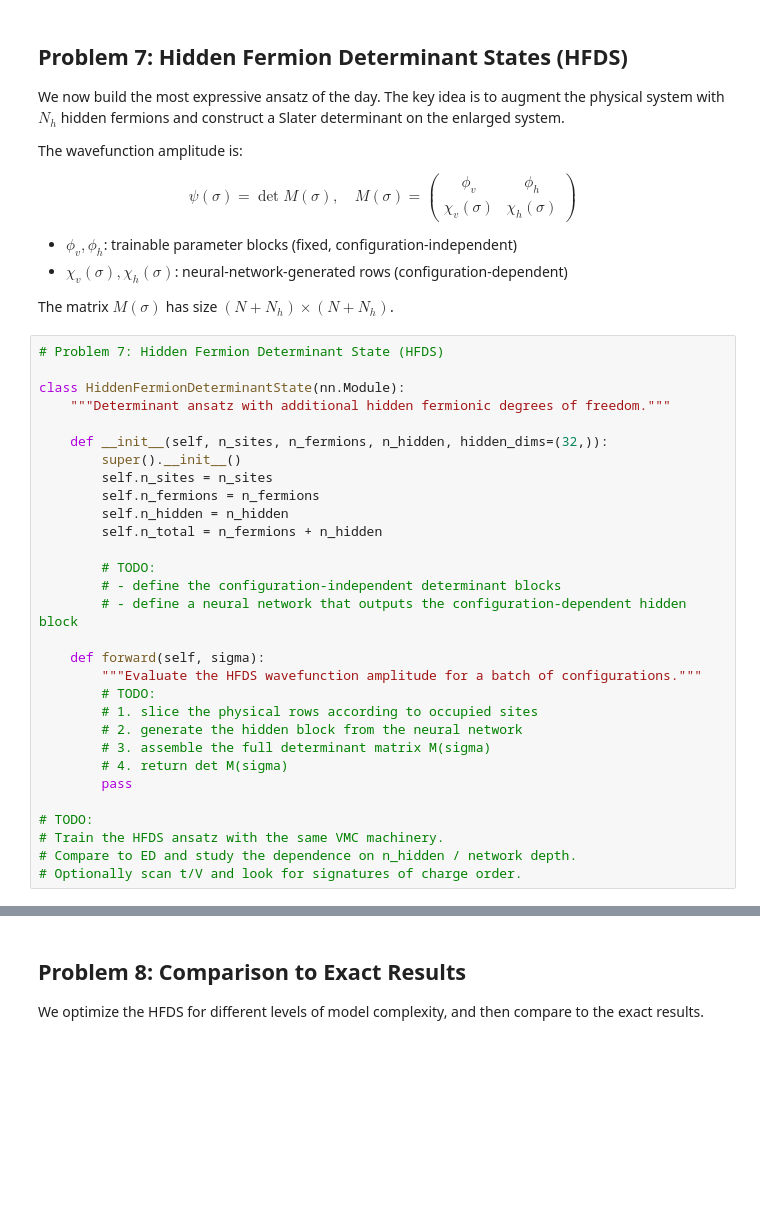
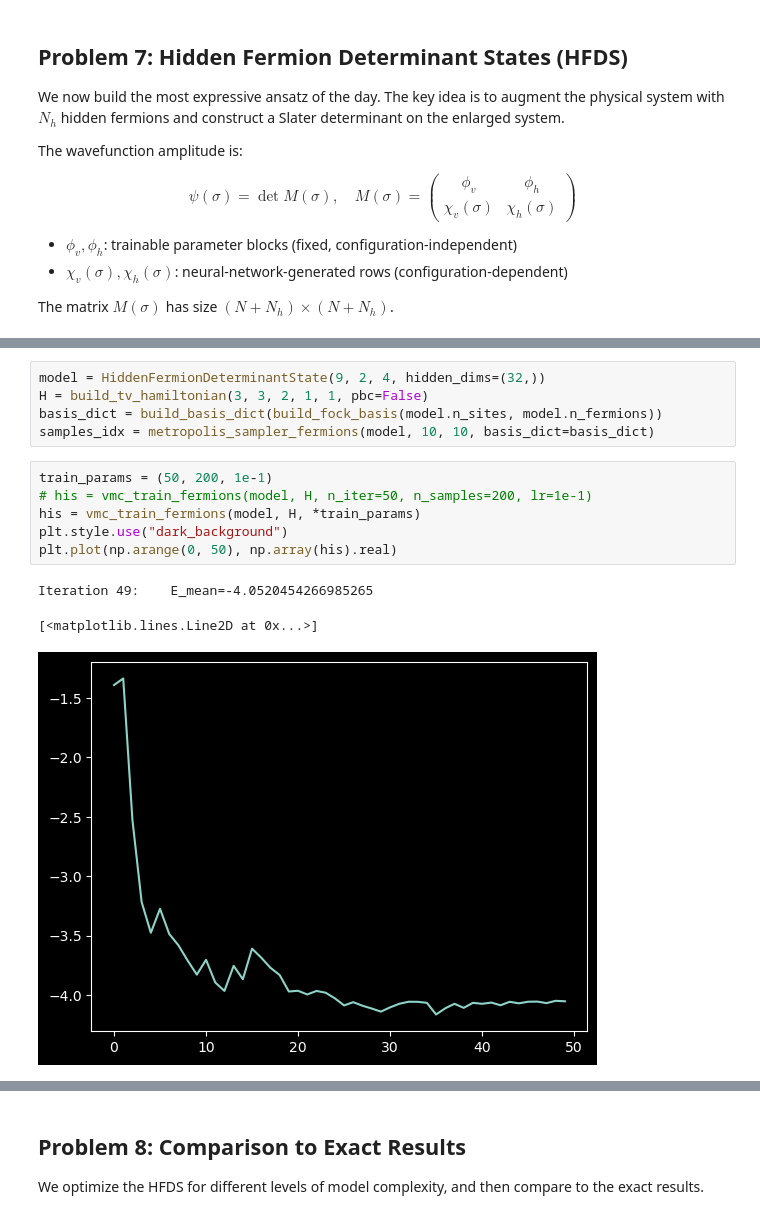
Before and after one commit to broschli/fopra, a Jupyter notebook: neural_quantum_states/FoPra_NQS_day2_Linus.ipynb, the cells around one changed output, grey strips where cells are left out. Drawn from its saved outputs; the diff is of its cells as text; blank space fills up the shorter version.

```diff
--- a/neural_quantum_states/FoPra_NQS_day2_Linus.ipynb
+++ b/neural_quantum_states/FoPra_NQS_day2_Linus.ipynb
@@ -201,33 +740,3 @@ $$\psi(\sigma) = \det M(\sigma), \quad M(\sigma) = \begin{pmatrix} \phi_v & \phi
 - $\chi_v(\sigma), \chi_h(\sigma)$: neural-network-generated rows (configuration-dependent)
 
 The matrix $M(\sigma)$ has size $(N + N_h) \times (N + N_h)$.
-# %%
-# Problem 7: Hidden Fermion Determinant State (HFDS)
-
-class HiddenFermionDeterminantState(nn.Module):
-    """Determinant ansatz with additional hidden fermionic degrees of freedom."""
-
-    def __init__(self, n_sites, n_fermions, n_hidden, hidden_dims=(32,)):
-        super().__init__()
-        self.n_sites = n_sites
-        self.n_fermions = n_fermions
-        self.n_hidden = n_hidden
-        self.n_total = n_fermions + n_hidden
-
-        # TODO:
-        # - define the configuration-independent determinant blocks
-        # - define a neural network that outputs the configuration-dependent hidden block
-
-    def forward(self, sigma):
-        """Evaluate the HFDS wavefunction amplitude for a batch of configurations."""
-        # TODO:
-        # 1. slice the physical rows according to occupied sites
-        # 2. generate the hidden block from the neural network
-        # 3. assemble the full determinant matrix M(sigma)
-        # 4. return det M(sigma)
-        pass
-
-# TODO:
-# Train the HFDS ansatz with the same VMC machinery.
-# Compare to ED and study the dependence on n_hidden / network depth.
-# Optionally scan t/V and look for signatures of charge order.
@@ -233,0 +829,15 @@ class HiddenFermionDeterminantState(nn.Module):
+# %%
+model = HiddenFermionDeterminantState(9, 2, 4, hidden_dims=(32,))
+H = build_tv_hamiltonian(3, 3, 2, 1, 1, pbc=False)
+basis_dict = build_basis_dict(build_fock_basis(model.n_sites, model.n_fermions))
+samples_idx = metropolis_sampler_fermions(model, 10, 10, basis_dict=basis_dict)
+# %%
+train_params = (50, 200, 1e-1)
+# his = vmc_train_fermions(model, H, n_iter=50, n_samples=200, lr=1e-1)
+his = vmc_train_fermions(model, H, *train_params)
+plt.style.use("dark_background")
+plt.plot(np.arange(0, 50), np.array(his).real)
+# %% [output]
+Iteration 49:    E_mean=-4.0520454266985265
+[<matplotlib.lines.Line2D at 0x...>]
+[figure, added]
```
Also changed, not shown: parts of 28 cells of this notebook.
